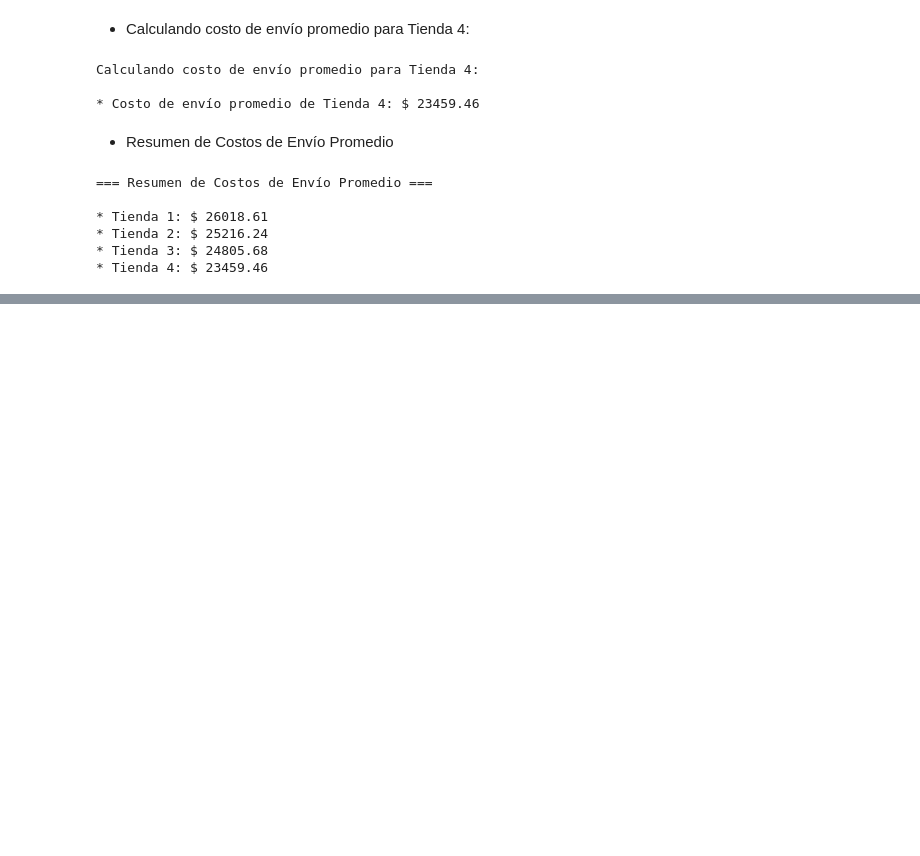
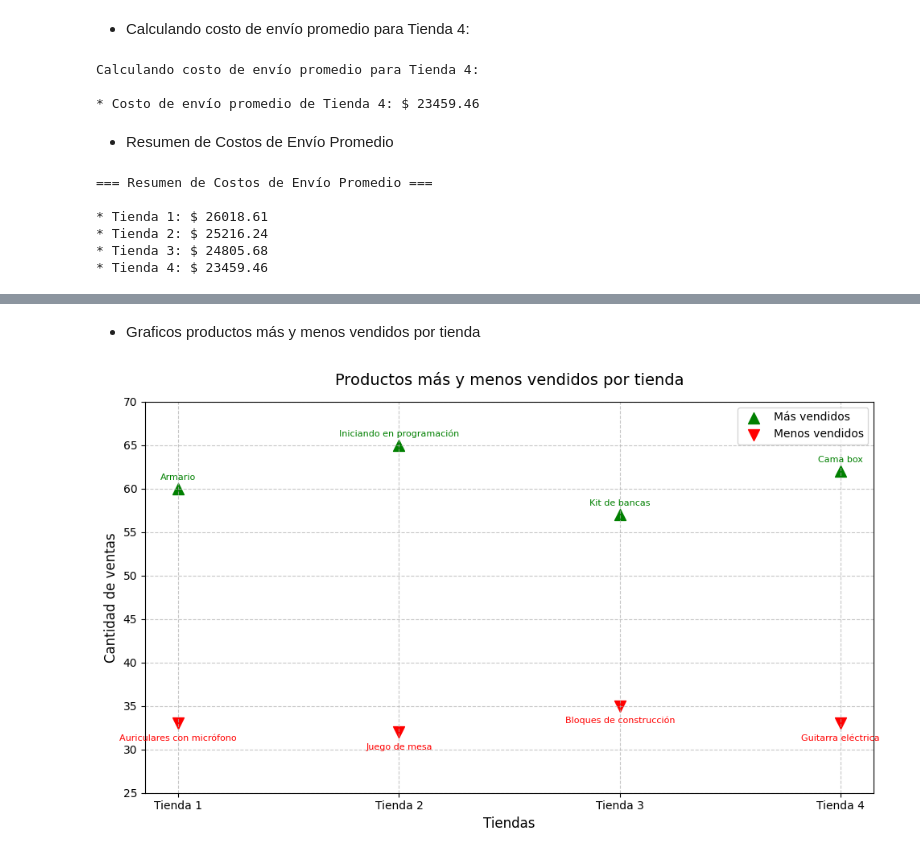
Before and after one commit to igafu053/Alura_Store_Latam, a Jupyter notebook: AluraStoreLatam.ipynb, the cells around one changed output, grey strips where cells are left out. Drawn from its saved outputs; the diff is of its cells as text; code cells hidden in the pictures; blank space fills up the shorter version.

```diff
--- a/AluraStoreLatam.ipynb
+++ b/AluraStoreLatam.ipynb
@@ -458,0 +597,73 @@ for tienda, promedio in costos_promedio.items():
+# %% [markdown]
+- Graficos productos más y menos vendidos por tienda
+# %%
+import pandas as pd
+import matplotlib.pyplot as plt
+
+# URLs para las bases de datos
+url = "https://raw.githubusercontent.com/alura-es-cursos/challenge1-data-science-latam/refs/heads/main/base-de-datos-challenge1-latam/tienda_1%20.csv"
+url2 = "https://raw.githubusercontent.com/alura-es-cursos/challenge1-data-science-latam/refs/heads/main/base-de-datos-challenge1-latam/tienda_2.csv"
+url3 = "https://raw.githubusercontent.com/alura-es-cursos/challenge1-data-science-latam/refs/heads/main/base-de-datos-challenge1-latam/tienda_3.csv"
+url4 = "https://raw.githubusercontent.com/alura-es-cursos/challenge1-data-science-latam/refs/heads/main/base-de-datos-challenge1-latam/tienda_4.csv"
+
+# Cargar las bases de datos
+tienda = pd.read_csv(url)
+tienda2 = pd.read_csv(url2)
+tienda3 = pd.read_csv(url3)
+tienda4 = pd.read_csv(url4)
+
+# Calcular los productos más y menos vendidos para cada tienda
+stores = ['Tienda 1', 'Tienda 2', 'Tienda 3', 'Tienda 4']
+most_sold = []
+least_sold = []
+most_sold_products = []
+least_sold_products = []
+
+# Tienda 1
+ventas_tienda1 = tienda.groupby('Producto').size().sort_values(ascending=False)
+most_sold.append(ventas_tienda1.iloc[0])
+least_sold.append(ventas_tienda1.iloc[-1])
+most_sold_products.append(ventas_tienda1.index[0])
+least_sold_products.append(ventas_tienda1.index[-1])
+
+# Tienda 2
+ventas_tienda2 = tienda2.groupby('Producto').size().sort_values(ascending=False)
+most_sold.append(ventas_tienda2.iloc[0])
+least_sold.append(ventas_tienda2.iloc[-1])
+most_sold_products.append(ventas_tienda2.index[0])
+least_sold_products.append(ventas_tienda2.index[-1])
+
+# Tienda 3
+ventas_tienda3 = tienda3.groupby('Producto').size().sort_values(ascending=False)
+most_sold.append(ventas_tienda3.iloc[0])
+least_sold.append(ventas_tienda3.iloc[-1])
+most_sold_products.append(ventas_tienda3.index[0])
+least_sold_products.append(ventas_tienda3.index[-1])
+
+# Tienda 4
+ventas_tienda4 = tienda4.groupby('Producto').size().sort_values(ascending=False)
+most_sold.append(ventas_tienda4.iloc[0])
+least_sold.append(ventas_tienda4.iloc[-1])
+most_sold_products.append(ventas_tienda4.index[0])
+least_sold_products.append(ventas_tienda4.index[-1])
+
+# Crear diagrama de dispersión
+plt.figure(figsize=(10, 6))
+plt.scatter(stores, most_sold, color='green', marker='^', s=100, label='Más vendidos')
+plt.scatter(stores, least_sold, color='red', marker='v', s=100, label='Menos vendidos')
+
+# Agregar nombres de productos como anotaciones
+for i, (most_prod, least_prod, most_count, least_count) in enumerate(zip(most_sold_products, least_sold_products, most_sold, least_sold)):
+    plt.text(i, most_count + 1, most_prod, ha='center', fontsize=8, color='green')
+    plt.text(i, least_count - 2, least_prod, ha='center', fontsize=8, color='red')
+
+plt.title('Productos más y menos vendidos por tienda', fontsize=14, pad=15)
+plt.xlabel('Tiendas', fontsize=12)
+plt.ylabel('Cantidad de ventas', fontsize=12)
+plt.grid(True, linestyle='--', alpha=0.7)
+plt.legend()
+plt.ylim(25, 70)  # Establecer los límites del eje y para centrarse en el rango de ventas
+plt.tight_layout()
+plt.savefig('product_sales_by_store.png')
+# %% [output]
+[figure, added]
```
Also changed, not shown: parts of 9 cells of this notebook.
